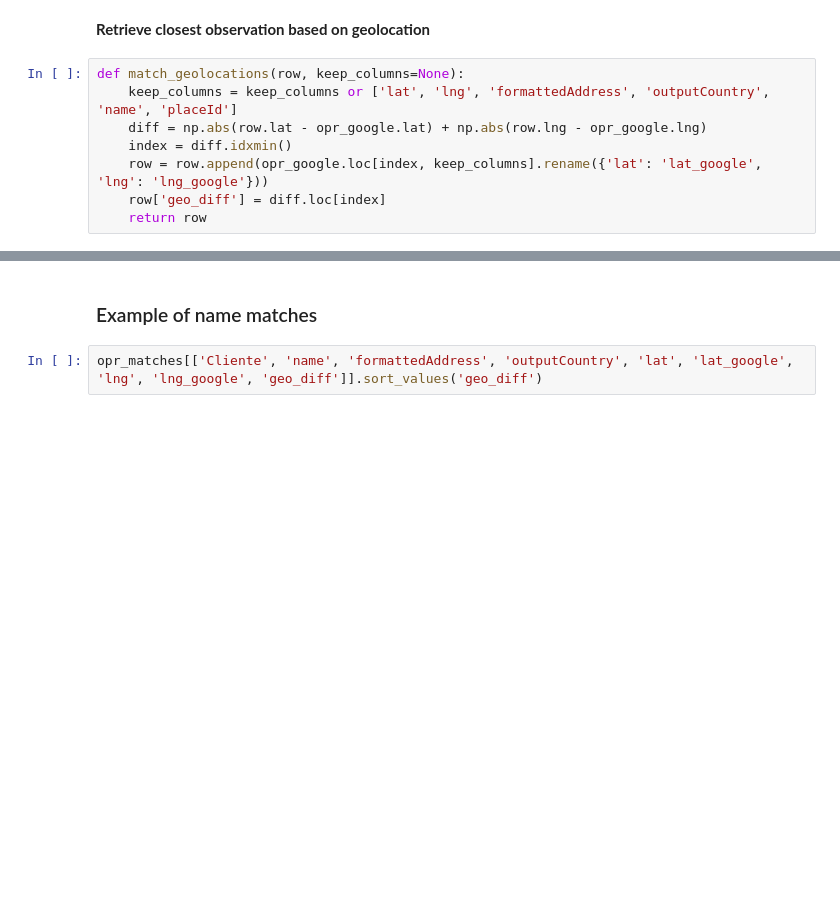
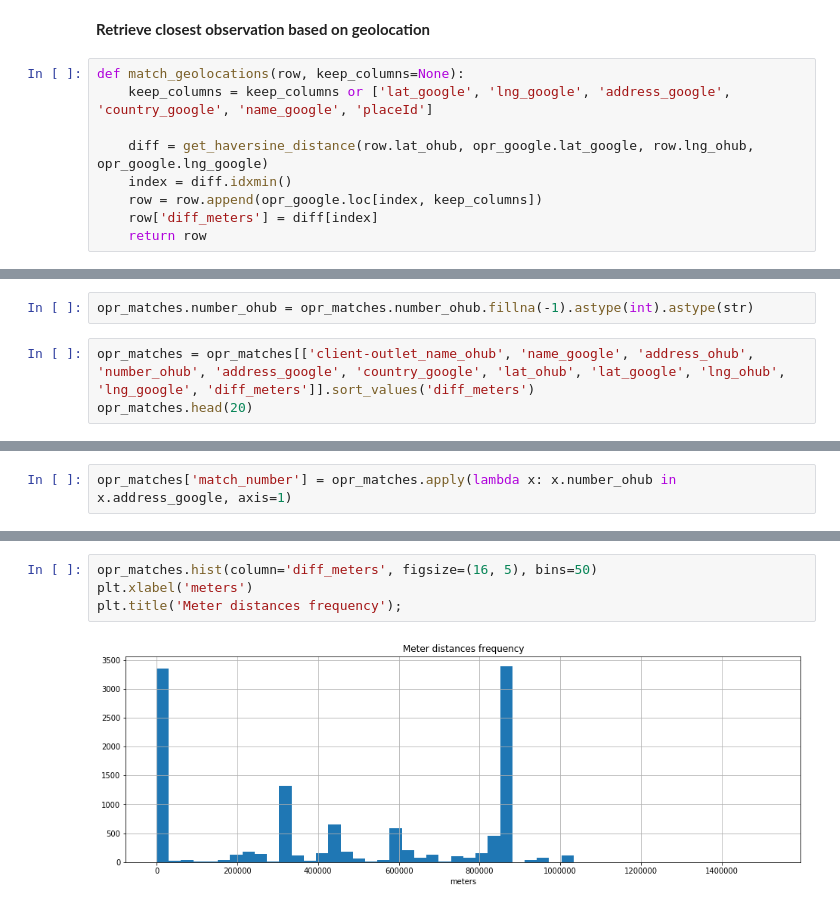
Before and after one commit to kishorem-mf/spark-jobs, a Jupyter notebook: notebooks/ouniverse-geolocation-matching.ipynb, the cells around one changed output, grey strips where cells are left out. Drawn from its saved outputs; the diff is of its cells as text; blank space fills up the shorter version.

Commit message:
Perform distance in meters and update summary

```diff
--- a/notebooks/ouniverse-geolocation-matching.ipynb
+++ b/notebooks/ouniverse-geolocation-matching.ipynb
@@ -42,11 +108,12 @@ opr_google.dtypes
 **Retrieve closest observation based on geolocation**
 # %%
 def match_geolocations(row, keep_columns=None):
-    keep_columns = keep_columns or ['lat', 'lng', 'formattedAddress', 'outputCountry', 'name', 'placeId']
-    diff = np.abs(row.lat - opr_google.lat) + np.abs(row.lng - opr_google.lng)
+    keep_columns = keep_columns or ['lat_google', 'lng_google', 'address_google', 'country_google', 'name_google', 'placeId']
+
+    diff = get_haversine_distance(row.lat_ohub, opr_google.lat_google, row.lng_ohub, opr_google.lng_google)
     index = diff.idxmin()
-    row = row.append(opr_google.loc[index, keep_columns].rename({'lat': 'lat_google', 'lng': 'lng_google'}))
-    row['geo_diff'] = diff.loc[index]
+    row = row.append(opr_google.loc[index, keep_columns])
+    row['diff_meters'] = diff[index]
     return row
 # %%
 opr_matches = opr_geo.apply(match_geolocations, axis=1)
@@ -53,0 +120,5 @@ opr_matches.head()
+# %%
+opr_matches.number_ohub = opr_matches.number_ohub.fillna(-1).astype(int).astype(str)
+# %%
+opr_matches = opr_matches[['client-outlet_name_ohub', 'name_google', 'address_ohub', 'number_ohub', 'address_google', 'country_google', 'lat_ohub', 'lat_google', 'lng_ohub', 'lng_google', 'diff_meters']].sort_values('diff_meters')
+opr_matches.head(20)
@@ -54 +145,3 @@ opr_matches.head()
+# %%
+opr_matches['match_number'] = opr_matches.apply(lambda x: x.number_ohub in x.address_google, axis=1)
 # %% [markdown]
@@ -58,4 +163,6 @@ opr_matches.geo_diff.describe()
-# %% [markdown]
-###  Example of name matches
-# %%
-opr_matches[['Cliente', 'name', 'formattedAddress', 'outputCountry', 'lat', 'lat_google', 'lng', 'lng_google', 'geo_diff']].sort_values('geo_diff')
+# %%
+opr_matches.hist(column='diff_meters', figsize=(16, 5), bins=50)
+plt.xlabel('meters')
+plt.title('Meter distances frequency');
+# %% [output]
+[figure, added]
```
Also changed, not shown: parts of 27 cells of this notebook.
